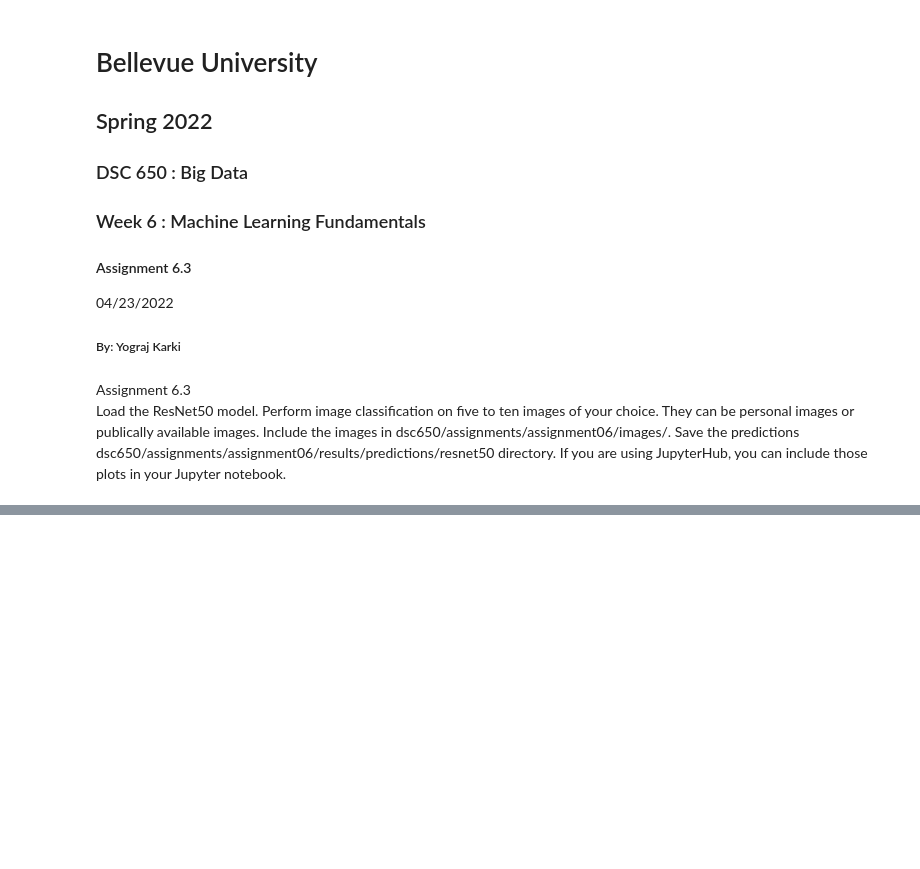
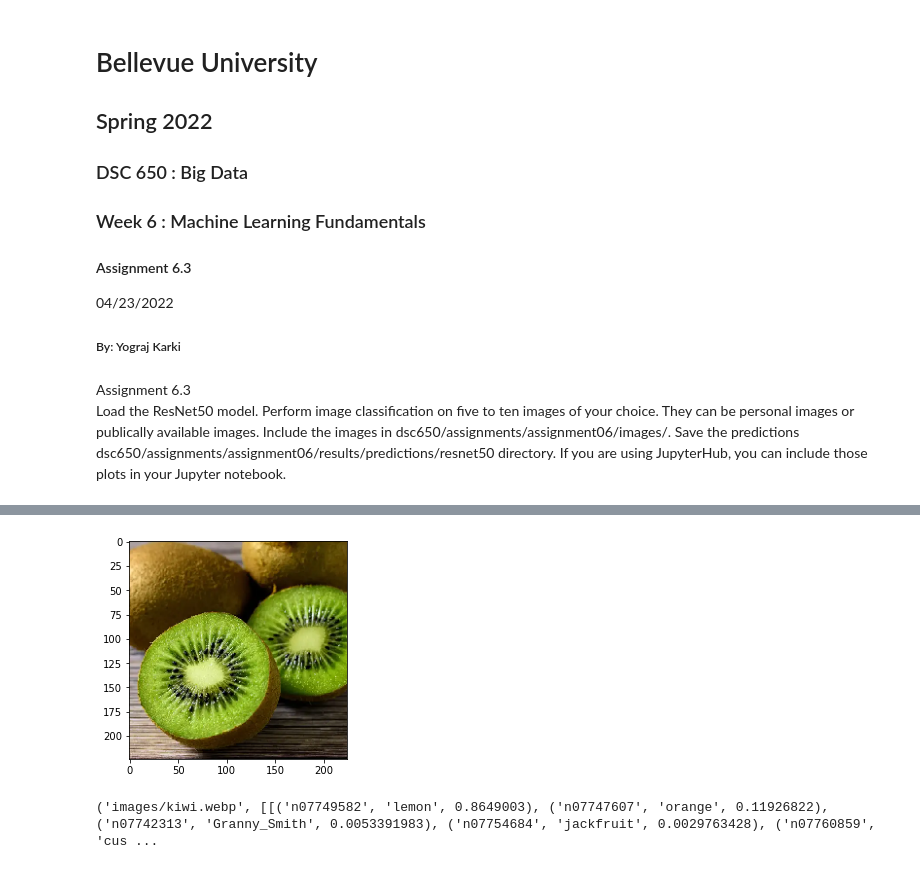
Before and after one commit to Yogi-DS/dsc650, a Jupyter notebook: dsc650/assignments/assignment06/assignment_6_3.ipynb, the cells around one changed output, grey strips where cells are left out. Saved outputs shown, nothing was run; the diff lists cells and outputs as text; code cells hidden in the pictures; blank space fills up the shorter version.

```diff
--- a/dsc650/assignments/assignment06/assignment_6_3.ipynb
+++ b/dsc650/assignments/assignment06/assignment_6_3.ipynb
@@ -55,0 +50,6 @@ run_prediction(filename3)
+# %%
+file3 = 'images/kiwi.webp'
+run_prediction(file3)
+# %% [output]
+[figure, added]
+('images/kiwi.webp', [[('n07749582', 'lemon', 0.8649003), ('n07747607', 'orange', 0.11926822), ('n07742313', 'Granny_Smith', 0.0053391983), ('n07754684', 'jackfruit', 0.0029763428), ('n07760859', 'cus ...
```
Also changed, not shown: parts of 7 cells of this notebook, 20 other files.
